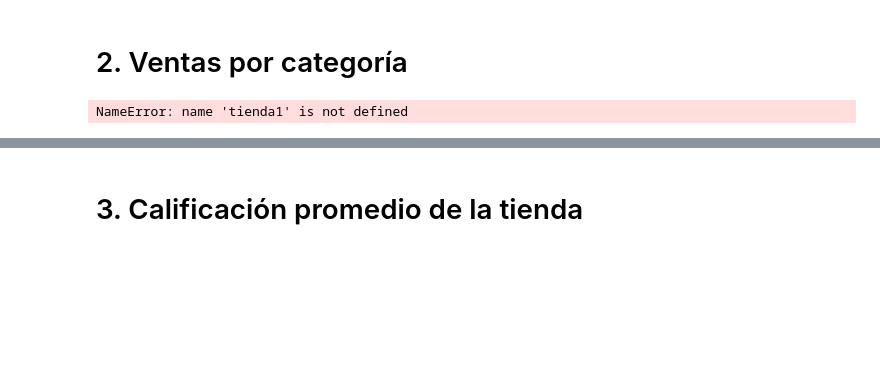
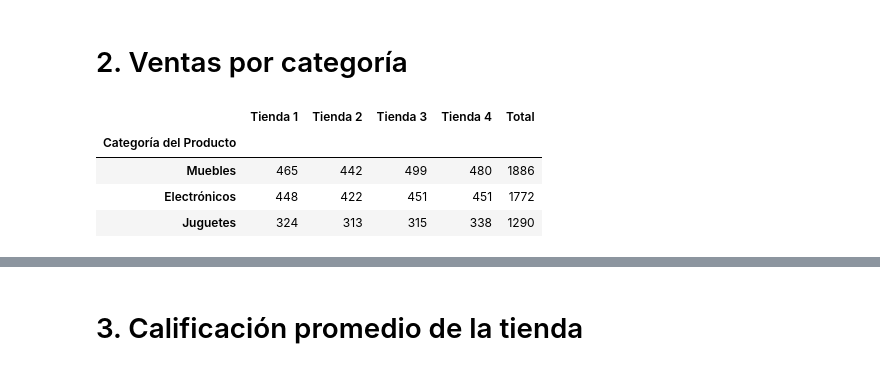
Before and after one commit to OctavioPinoRosas/ChallengeAluraStore, a Jupyter notebook: AluraStoreLatam.ipynb, the cells around one changed output, grey strips where cells are left out. Cells and saved outputs as stored; diff of their text form; code cells hidden in the pictures; blank space fills up the shorter version.

```diff
--- a/AluraStoreLatam.ipynb
+++ b/AluraStoreLatam.ipynb
@@ -48,8 +53,31 @@ plt.show()
 [figure]
 # %% [markdown]
 # 2. Ventas por categoría
-# %%
-categorias_unicas = tienda1['Categoría del Producto'].unique()
-print(categorias_unicas)
-# %% [output]
-NameError: name 'tienda1' is not defined
+# %%
+conteoCategoriaT1 = tienda1['Categoría del Producto'].value_counts()
+conteoCategoriaT2 = tienda2['Categoría del Producto'].value_counts()
+conteoCategoriaT3 = tienda3['Categoría del Producto'].value_counts()
+conteoCategoriaT4 = tienda4['Categoría del Producto'].value_counts()
+conteosCategorias = pd.DataFrame({
+    'Tienda 1': conteoCategoriaT1,
+    'Tienda 2': conteoCategoriaT2,
+    'Tienda 3': conteoCategoriaT3,
+    'Tienda 4': conteoCategoriaT4
+})
+conteosCategorias = conteosCategorias.fillna(0)
+# Sumar los conteos de todas las tiendas
+conteosCategorias['Total'] = conteosCategorias.sum(axis=1)
+
+# Ordenar por 'Total' de mayor a menor
+conteosOrdenado = conteosCategorias.sort_values(by='Total', ascending=False)
+
+# Seleccionar las 3 categorías con más cantidad
+top3 = conteosOrdenado.head(3)
+
+top3.head()
+# %% [output]
+|  | Tienda 1 | Tienda 2 | Tienda 3 | Tienda 4 | Total |
+| Categoría del Producto |  |  |  |  |  |
+| Muebles | 465 | 442 | 499 | 480 | 1886 |
+| Electrónicos | 448 | 422 | 451 | 451 | 1772 |
+| Juguetes | 324 | 313 | 315 | 338 | 1290 |
```
Also changed, not shown: parts of 2 cells of this notebook.
